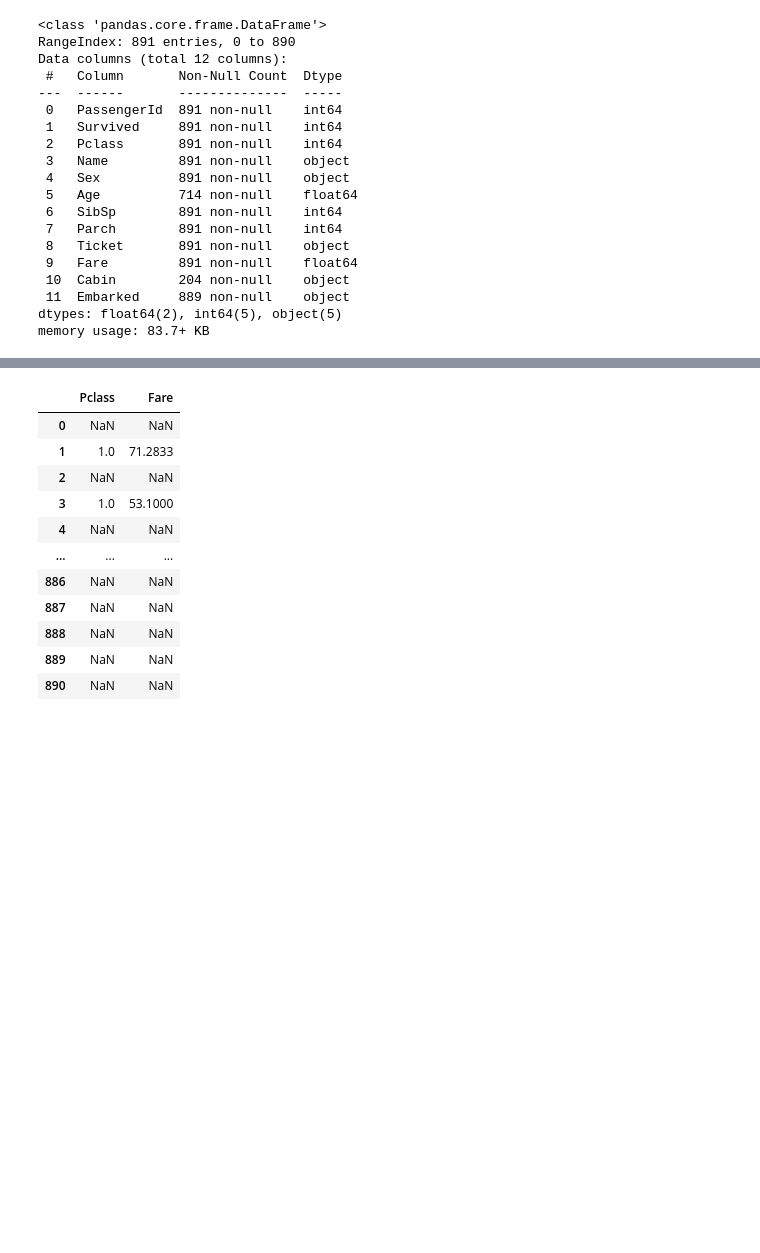
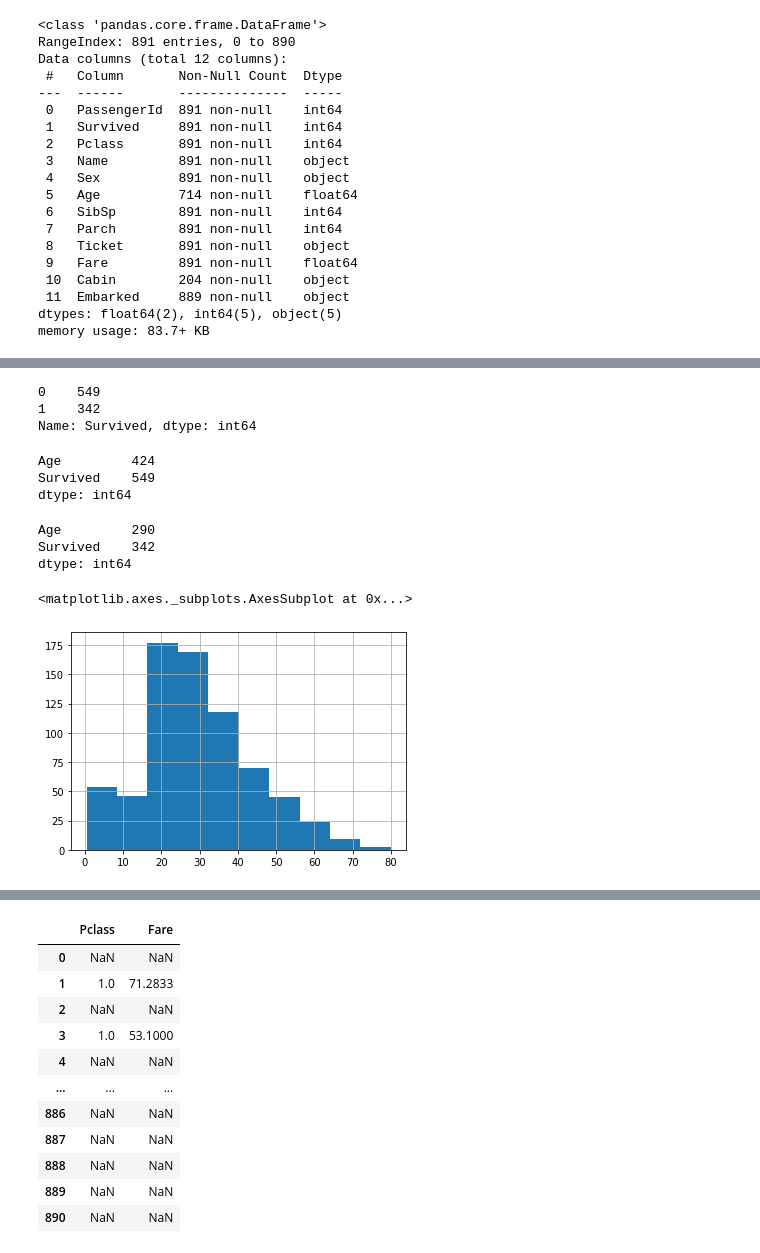
Before and after one commit to Kojungbeom/titanic, a Jupyter notebook: src/prototype.ipynb, the cells around one changed output, grey strips where cells are left out. Cells and saved outputs as stored; diff of their text form; code cells hidden in the pictures; blank space fills up the shorter version.

```diff
--- a/src/prototype.ipynb
+++ b/src/prototype.ipynb
@@ -49,0 +81,25 @@ train_data.corr()
+# %%
+test = train_data[['Age', 'Survived']]
+# %%
+pd.value_counts(test['Survived'])
+# %% [output]
+0    549
+1    342
+Name: Survived, dtype: int64
+# %%
+test[test['Survived']==0].count()
+# %% [output]
+Age         424
+Survived    549
+dtype: int64
+# %%
+test[test['Survived']==1].count()
+# %% [output]
+Age         290
+Survived    342
+dtype: int64
+# %%
+test['Age'].hist(bins=10)
+# %% [output]
+<matplotlib.axes._subplots.AxesSubplot at 0x...>
+[figure, added]
```
Also changed, not shown: parts of 10 cells of this notebook, 2 other files.
